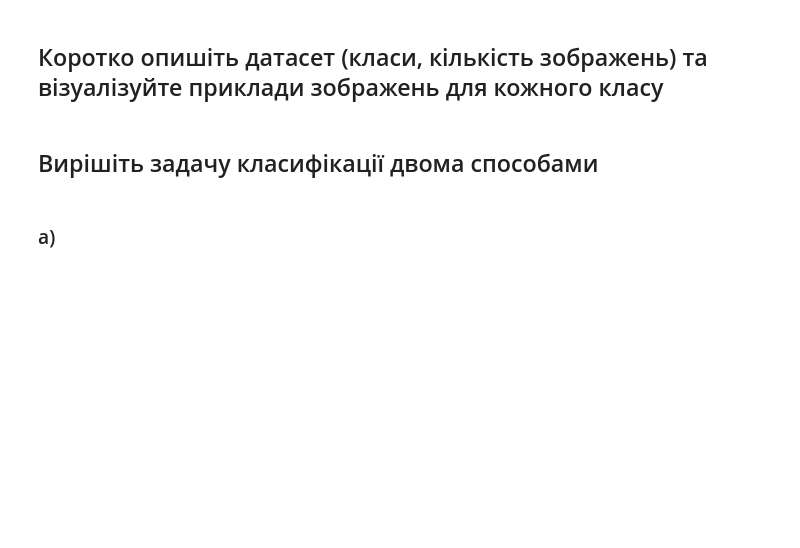
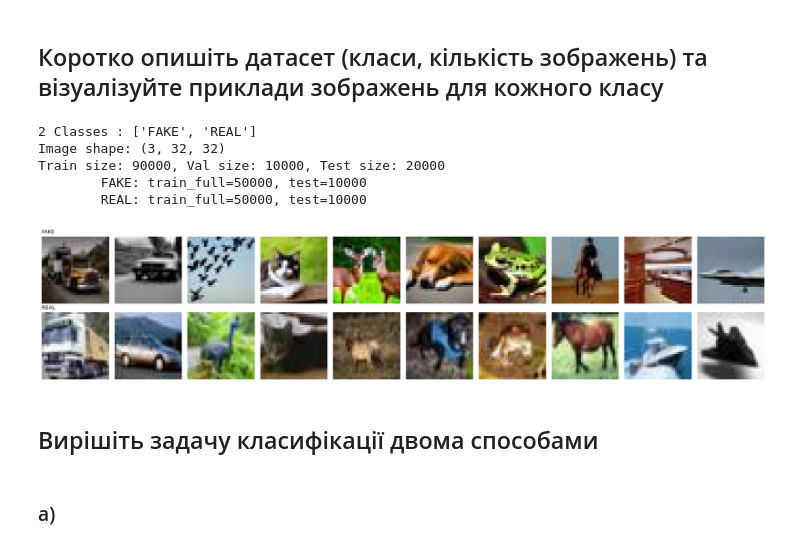
Before and after one commit to KPI-FTI-MMDA-Klymentiev/IntelligentDataAnalysis, a Jupyter notebook: labs/lab3/lab3.ipynb, the cells around one changed output. Saved outputs shown, nothing was run; the diff lists cells and outputs as text; code cells hidden in the pictures; blank space fills up the shorter version.

```diff
--- a/labs/lab3/lab3.ipynb
+++ b/labs/lab3/lab3.ipynb
@@ -512,5 +572,45 @@ X_train, X_test, y_train, y_test = train_test_split(
 # %% [markdown]
 ## Коротко опишіть датасет (класи, кількість зображень) та візуалізуйте приклади зображень для кожного класу
+# %%
+sample_img, _ = train_full[0]
+print(f"{len(img_labels_str)} Classes : {img_labels_str}")
+print(f"Image shape: {tuple(sample_img.shape)}")
+print(
+    f"Train size: {len(train_dataset)}, Val size: {len(val_dataset)}, Test size: {len(test_dataset)}"
+)
+
+train_counts = np.bincount(train_full.targets)
+test_counts = np.bincount(test_dataset.targets)
+for idx, class_name in enumerate(img_labels_str):
+    print(f"\t{class_name}: train_full={train_counts[idx]}, test={test_counts[idx]}")
+
+n_classes = len(img_labels_str)
+n_samples = 10
+fig, axes = plt.subplots(
+    nrows=n_classes, ncols=n_samples, figsize=(n_samples * 2, n_classes * 2.2)
+)
+if n_classes == 1:
+    axes = np.expand_dims(axes, axis=0)
+
+for row_idx, class_idx in enumerate(img_labels):
+    class_indices = np.where(targets == class_idx)[0][:n_samples]
+    for col_idx, img_idx in enumerate(class_indices):
+        img, _ = train_full[img_idx]
+        ax = axes[row_idx, col_idx]
+        ax.imshow(img.permute(1, 2, 0))
+        ax.axis("off")
+        if col_idx == 0:
+            ax.set_title(img_labels_str[class_idx], loc="left", fontsize=10)
+
+plt.tight_layout()
+plt.show()
+# %% [output]
+2 Classes : ['FAKE', 'REAL']
+Image shape: (3, 32, 32)
+Train size: 90000, Val size: 10000, Test size: 20000
+        FAKE: train_full=50000, test=10000
+        REAL: train_full=50000, test=10000
+[figure, added]
 # %% [markdown]
 ## Вирішіть задачу класифікації двома способами
 # %% [markdown]
```
Also changed, not shown: parts of 29 cells of this notebook, 1 other file.
